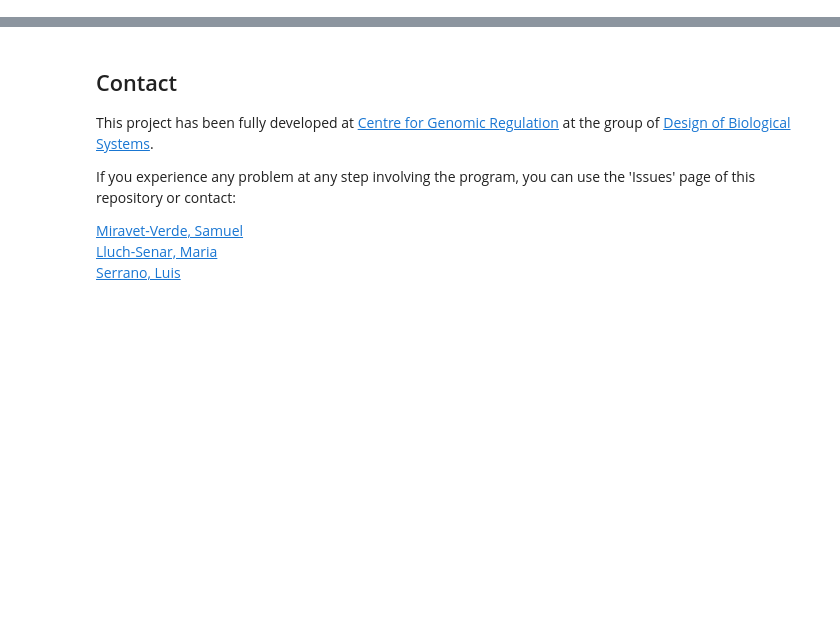
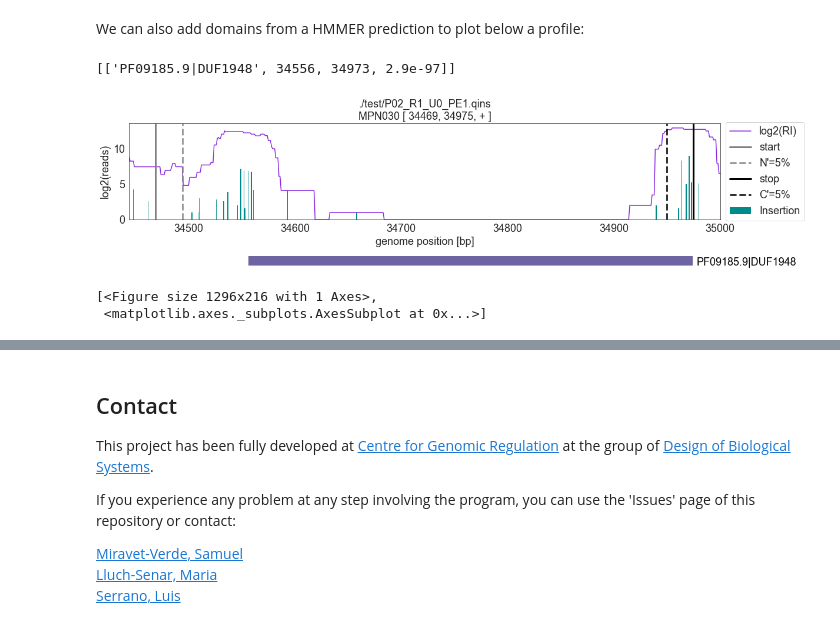
Before and after one commit to CRG-CNAG/anubis, a Jupyter notebook: Manual.ipynb, the cells around one changed output, grey strips where cells are left out. Drawn from its saved outputs; the diff is of its cells as text; code cells hidden in the pictures; blank space fills up the shorter version.

```diff
--- a/Manual.ipynb
+++ b/Manual.ipynb
@@ -56,0 +223,11 @@ You may require to call it using sudo. Once installed, `anubis` will be integrat
+# %% [markdown]
+We can also add domains from a HMMER prediction to plot below a profile:
+# %%
+d.set_domains('./test/perdom.out')
+print(d.domains['MPN030'])
+d.plot_profile('MPN030', show_domains=True, domain_levels=1, domain_colors=1)
+# %% [output]
+[['PF09185.9|DUF1948', 34556, 34973, 2.9e-97]]
+[figure, added]
+[<Figure size 1296x216 with 1 Axes>,
+ <matplotlib.axes._subplots.AxesSubplot at 0x...>]
```
Also changed, not shown: parts of 28 cells of this notebook, 4 other files.
